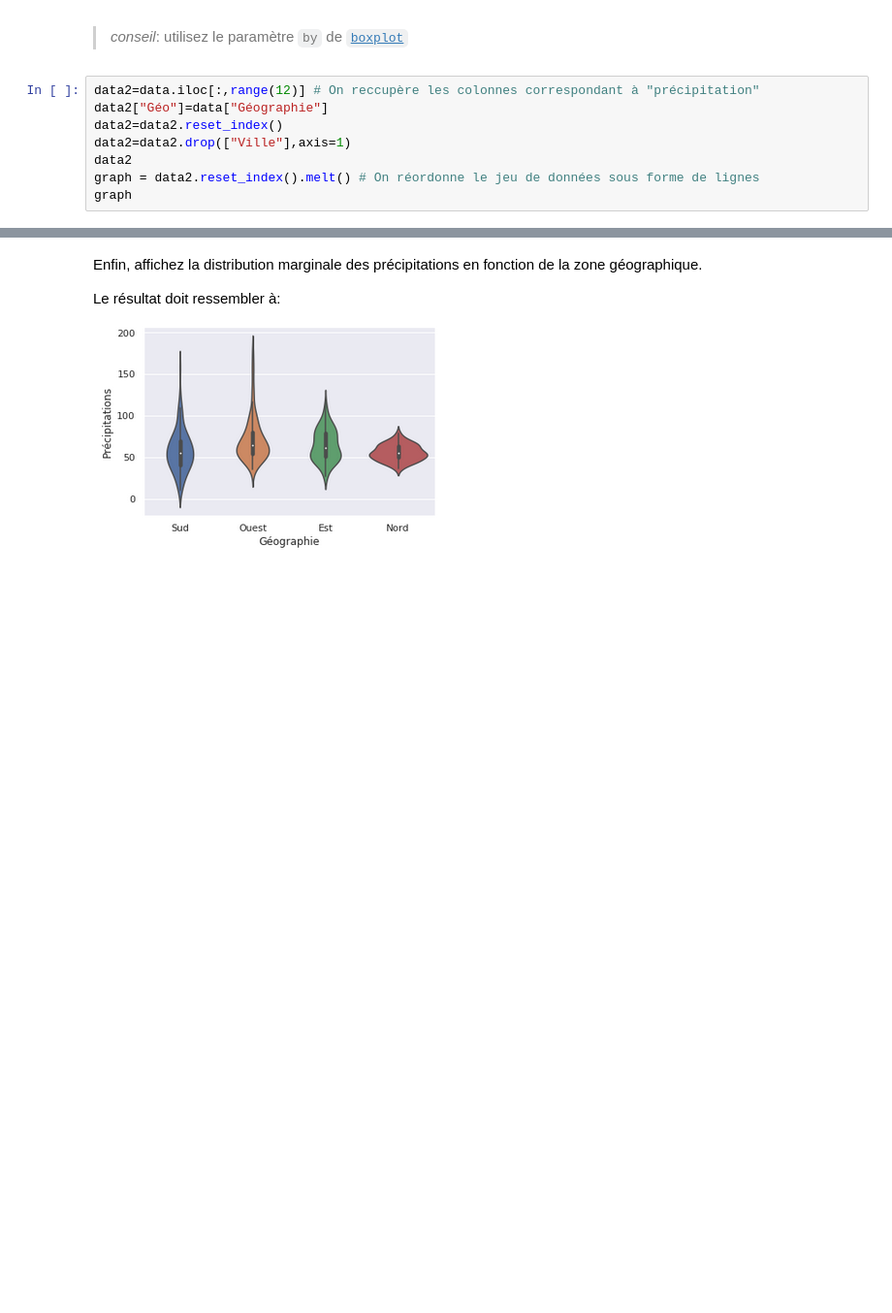
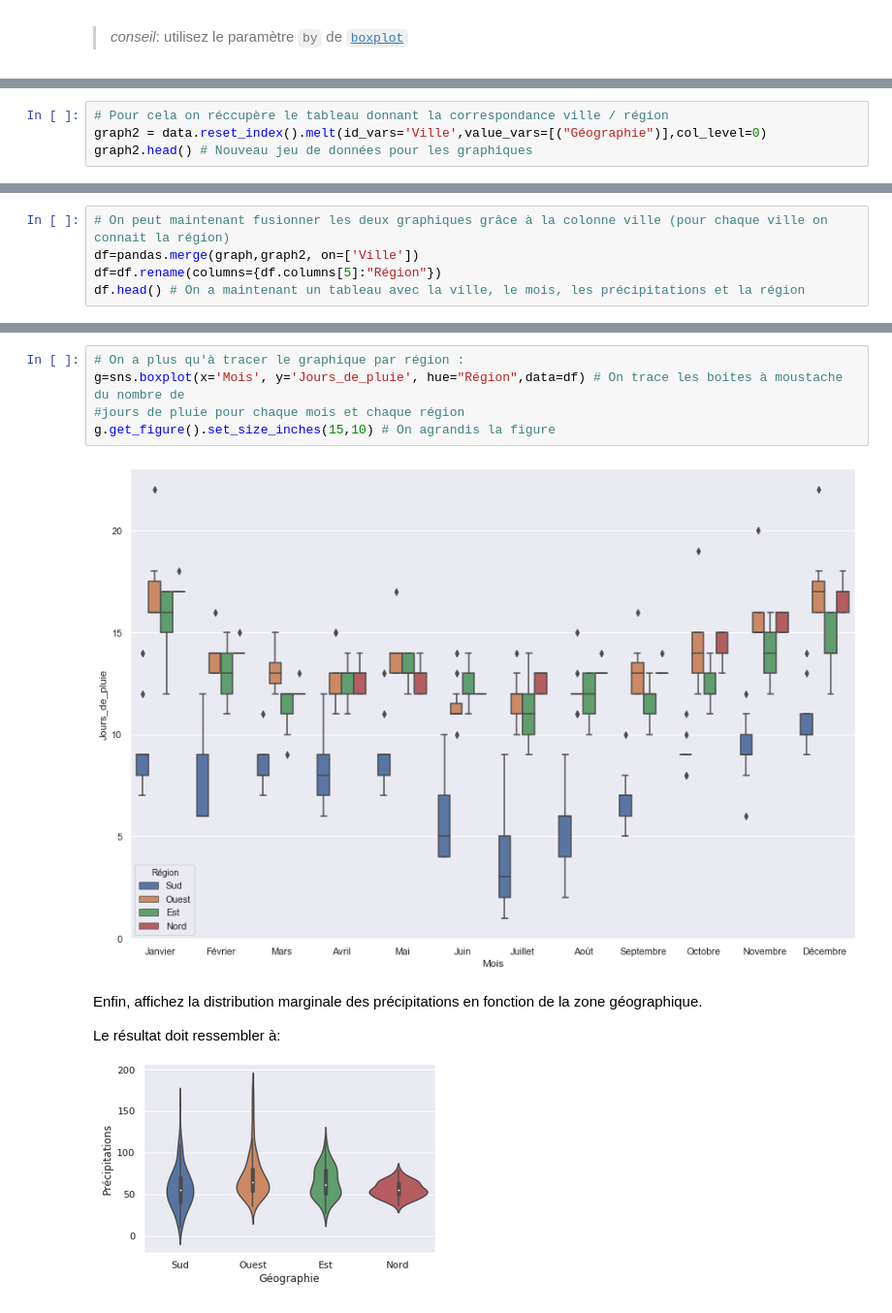
Before and after one commit to campusplage/compte-rendus-brun-franc, a Jupyter notebook: TP1_pandas.ipynb, the cells around one changed output, grey strips where cells are left out. Shown: that part at 97% size. Saved outputs shown, nothing was run; the diff lists cells and outputs as text; blank space fills up the shorter version.

```diff
--- a/TP1_pandas.ipynb
+++ b/TP1_pandas.ipynb
@@ -274,11 +274,3 @@ Sophistiquez l'affichage précédent pour que les distributions se fassent en fo
 ![image.png](embedded-picture-1)
 
 > _conseil_: utilisez le paramètre `by` de [`boxplot`](https://seaborn.pydata.org/generated/seaborn.boxplot.html#seaborn.boxplot)
-# %%
-data2=data.iloc[:,range(12)] # On reccupère les colonnes correspondant à "précipitation"
-data2["Géo"]=data["Géographie"]
-data2=data2.reset_index()
-data2=data2.drop(["Ville"],axis=1)
-data2
-graph = data2.reset_index().melt() # On réordonne le jeu de données sous forme de lignes
-graph
@@ -307,0 +287,4 @@ See the caveats in the documentation: http://pandas.pydata.org/pandas-docs/stabl
+# %%
+# Pour cela on réccupère le tableau donnant la correspondance ville / région
+graph2 = data.reset_index().melt(id_vars='Ville',value_vars=[("Géographie")],col_level=0)
+graph2.head() # Nouveau jeu de données pour les graphiques
@@ -307,0 +298,5 @@ See the caveats in the documentation: http://pandas.pydata.org/pandas-docs/stabl
+# %%
+# On peut maintenant fusionner les deux graphiques grâce à la colonne ville (pour chaque ville on connait la région)
+df=pandas.merge(graph,graph2, on=['Ville'])
+df=df.rename(columns={df.columns[5]:"Région"})
+df.head() # On a maintenant un tableau avec la ville, le mois, les précipitations et la région
@@ -308,3 +310,10 @@ See the caveats in the documentation: http://pandas.pydata.org/pandas-docs/stabl
+# %%
+# On a plus qu'à tracer le graphique par région :
+g=sns.boxplot(x='Mois', y='Jours_de_pluie', hue="Région",data=df) # On trace les boites à moustache du nombre de
+#jours de pluie pour chaque mois et chaque région
+g.get_figure().set_size_inches(15,10) # On agrandis la figure
+# %% [output]
+[figure, added]
 # %% [markdown]
 Enfin, affichez la distribution marginale des précipitations en fonction de la zone géographique.
 
```
Also changed, not shown: parts of 11 cells of this notebook.
